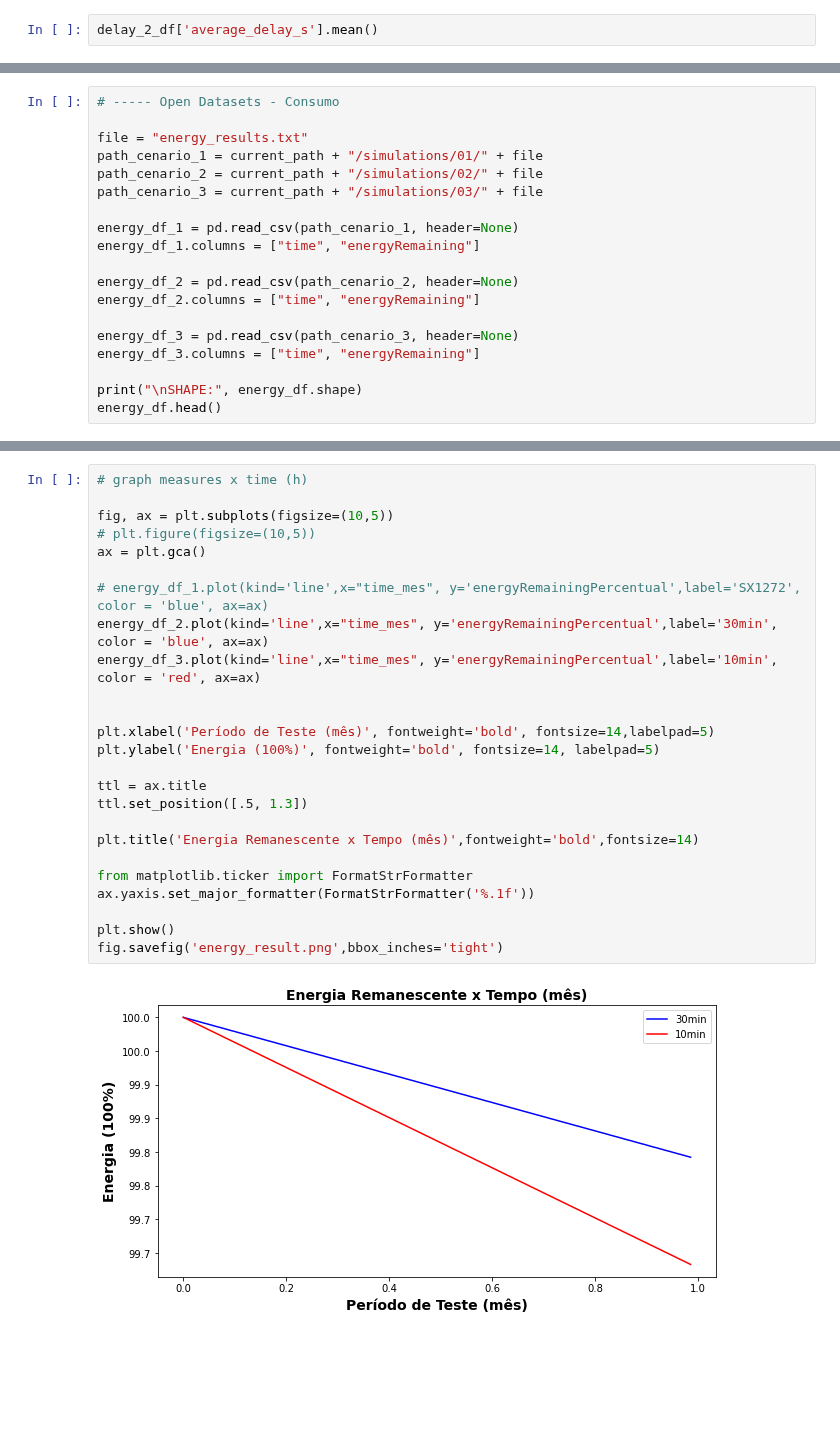
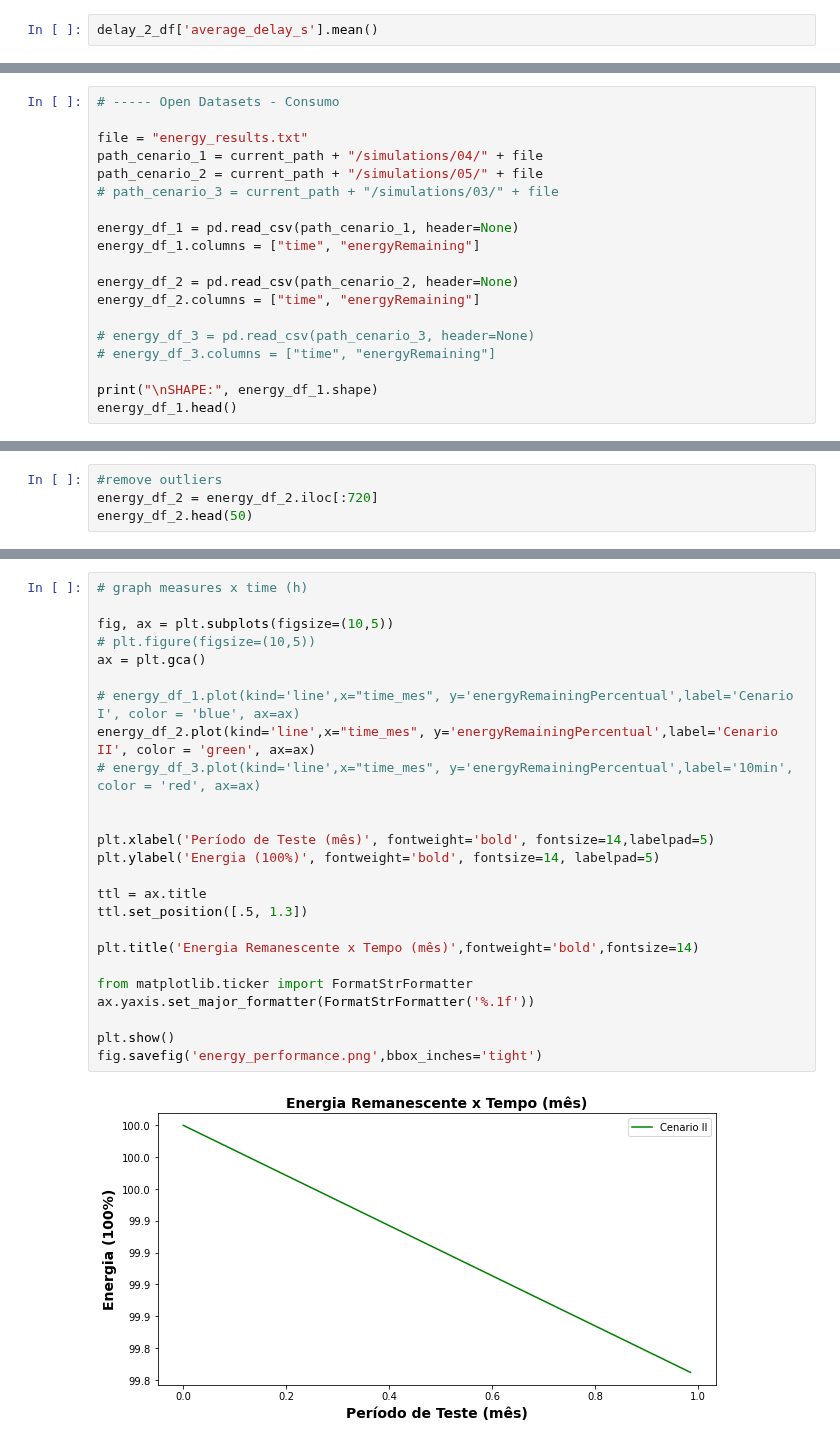
Before and after one commit to wasp-lahis/ns3-bmap, a Jupyter notebook: NS3/lorawan-metricas-exp/analyse_results/unicamp_scenario_analisys.ipynb, the cells around one changed output, grey strips where cells are left out. Cells and saved outputs as stored; diff of their text form; blank space fills up the shorter version.

```diff
--- a/NS3/lorawan-metricas-exp/analyse_results/unicamp_scenario_analisys.ipynb
+++ b/NS3/lorawan-metricas-exp/analyse_results/unicamp_scenario_analisys.ipynb
@@ -685,9 +701,9 @@ plt.show()
 # ----- Open Datasets - Consumo
 
 file = "energy_results.txt"
-path_cenario_1 = current_path + "/simulations/01/" + file
-path_cenario_2 = current_path + "/simulations/02/" + file
-path_cenario_3 = current_path + "/simulations/03/" + file
+path_cenario_1 = current_path + "/simulations/04/" + file
+path_cenario_2 = current_path + "/simulations/05/" + file
+# path_cenario_3 = current_path + "/simulations/03/" + file
 
 energy_df_1 = pd.read_csv(path_cenario_1, header=None)
 energy_df_1.columns = ["time", "energyRemaining"]
@@ -695,9 +711,9 @@ energy_df_1.columns = ["time", "energyRemaining"]
 energy_df_2 = pd.read_csv(path_cenario_2, header=None)
 energy_df_2.columns = ["time", "energyRemaining"]
 
-energy_df_3 = pd.read_csv(path_cenario_3, header=None)
-energy_df_3.columns = ["time", "energyRemaining"]
+# energy_df_3 = pd.read_csv(path_cenario_3, header=None)
+# energy_df_3.columns = ["time", "energyRemaining"]
 
-print("\nSHAPE:", energy_df.shape)
-energy_df.head()
+print("\nSHAPE:", energy_df_1.shape)
+energy_df_1.head()
 # %% [output]
@@ -768,0 +781,4 @@ SHAPE: (720, 4)
+# %%
+#remove outliers
+energy_df_2 = energy_df_2.iloc[:720]
+energy_df_2.head(50)
@@ -769,27 +803,27 @@ SHAPE: (720, 4)
 # %%
 # graph measures x time (h)
 
 fig, ax = plt.subplots(figsize=(10,5))
 # plt.figure(figsize=(10,5))
 ax = plt.gca()
 
-# energy_df_1.plot(kind='line',x="time_mes", y='energyRemainingPercentual',label='SX1272', color = 'blue', ax=ax)
-energy_df_2.plot(kind='line',x="time_mes", y='energyRemainingPercentual',label='30min', color = 'blue', ax=ax)
-energy_df_3.plot(kind='line',x="time_mes", y='energyRemainingPercentual',label='10min', color = 'red', ax=ax)
+# energy_df_1.plot(kind='line',x="time_mes", y='energyRemainingPercentual',label='Cenario I', color = 'blue', ax=ax)
+energy_df_2.plot(kind='line',x="time_mes", y='energyRemainingPercentual',label='Cenario II', color = 'green', ax=ax)
+# energy_df_3.plot(kind='line',x="time_mes", y='energyRemainingPercentual',label='10min', color = 'red', ax=ax)
 
 
 plt.xlabel('Período de Teste (mês)', fontweight='bold', fontsize=14,labelpad=5)
 plt.ylabel('Energia (100%)', fontweight='bold', fontsize=14, labelpad=5)
 
 ttl = ax.title
 ttl.set_position([.5, 1.3])
 
 plt.title('Energia Remanescente x Tempo (mês)',fontweight='bold',fontsize=14)
 
 from matplotlib.ticker import FormatStrFormatter
 ax.yaxis.set_major_formatter(FormatStrFormatter('%.1f'))
 
 plt.show()
-fig.savefig('energy_result.png',bbox_inches='tight')
+fig.savefig('energy_performance.png',bbox_inches='tight')
 # %% [output]
-[figure, old version]
+[figure, new version]
```
Also changed, not shown: parts of 19 cells of this notebook, 1 other file.
